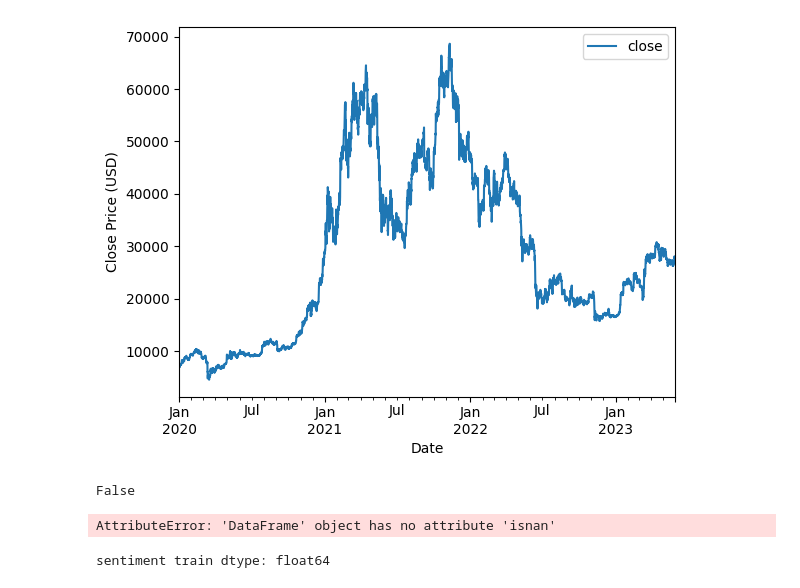
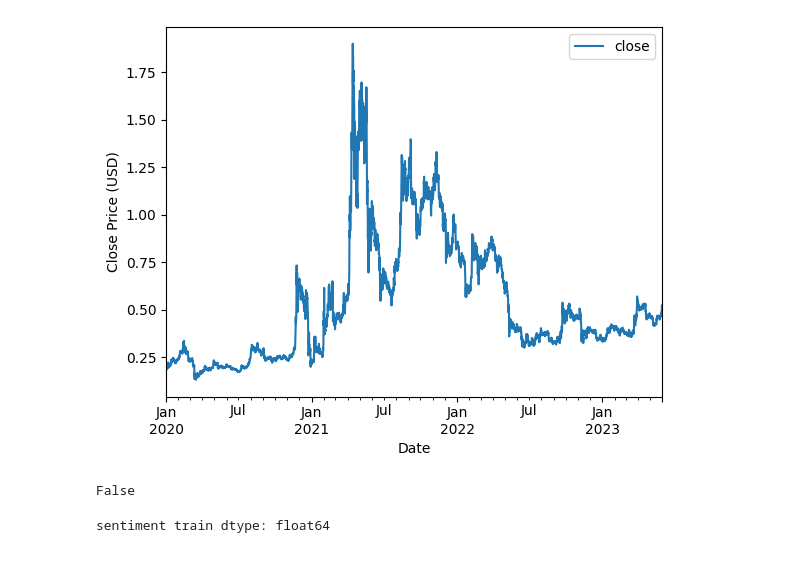
Before and after one commit to egppp/cryptoteller, a Jupyter notebook: sentiment_price_prediction/concat.ipynb, the cells around one changed output. Drawn from its saved outputs; the diff is of its cells as text; code cells hidden in the pictures.

Commit message:
HECHO PLOTS

```diff
--- a/sentiment_price_prediction/concat.ipynb
+++ b/sentiment_price_prediction/concat.ipynb
@@ -27,23 +18,23 @@ To enable them in other operations, rebuild TensorFlow with the appropriate comp
 # %%
 # Read the data from a CSV file
-url = "/home/yass/code/yass2803/cryptoteller/data/BTCUSDT.csv"
+url = "/home/yass/code/yass2803/cryptoteller/data/XRPUSDT.csv"
 df = pd.read_csv(url)
 df.head()
 
 # Change the time unit of the "open_time" column
 df["open_time"] = pd.to_datetime(df["open_time"], unit='ms', origin='unix')
 df = df.drop(columns=["close_time"])
 
 df.shape
 
 # Plot the closing price over time
 ax = df.plot(x='open_time', y='close');
 ax.set_xlabel("Date")
 ax.set_ylabel("Close Price (USD)")
 
 plt.show()
 # %% [output]
-[figure, old version]
+[figure, new version]
 # %%
 # Normalization
 scaler = StandardScaler()
@@ -89,9 +80,5 @@ scaled_returns_red = scaled_close[not_nan_idx]
 #OHE_sentiment=OHE_encoder.fit_transform(sentiment).toarray()
 
 #n_sentiment_classes = len(OHE_encoder.categories_[0])
-# %%
-df_sentiment.isnan
-# %% [output]
-AttributeError: 'DataFrame' object has no attribute 'isnan'
 # %%
 class Preprocessor:
```
Also changed, not shown: parts of 11 cells of this notebook, 5 other files.
